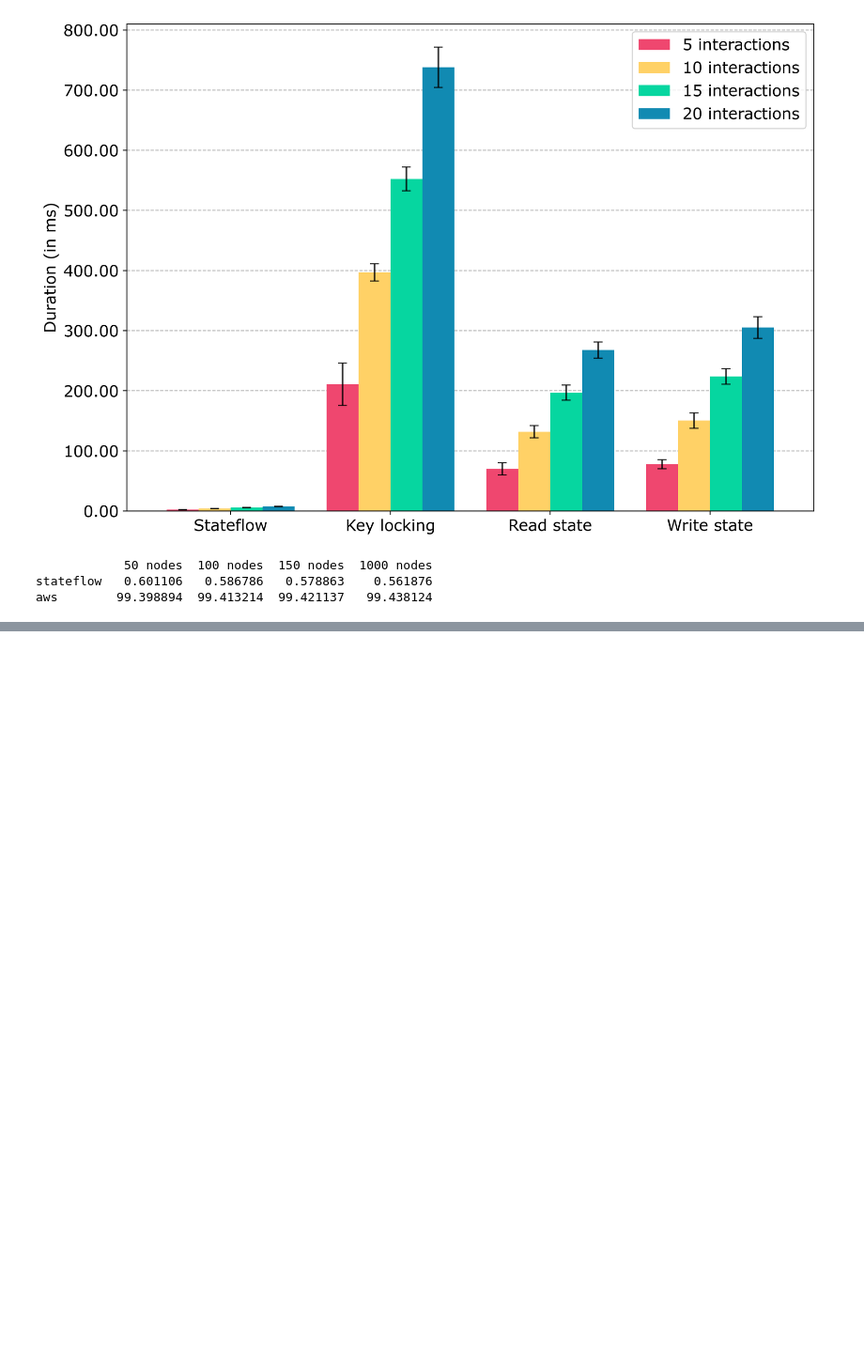
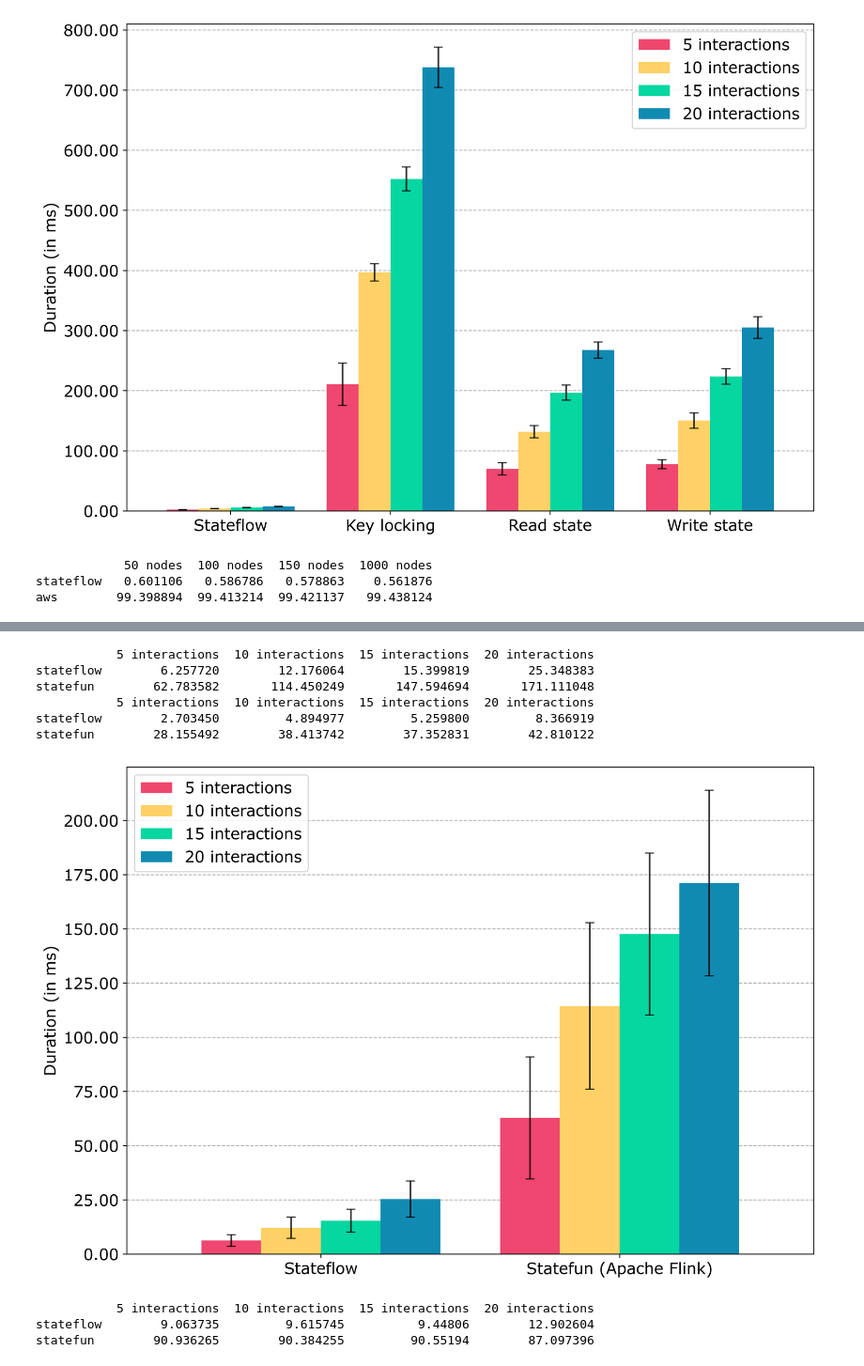
Before and after one commit to delftdata/stateflow-evaluation, a Jupyter notebook: results/overhead/overhead_results_with_runtime.ipynb, the cells around one changed output, grey strips where cells are left out. Shown at 94% size. Cells and saved outputs as stored; diff of their text form; code cells hidden in the pictures; blank space fills up the shorter version.

```diff
--- a/results/overhead/overhead_results_with_runtime.ipynb
+++ b/results/overhead/overhead_results_with_runtime.ipynb
@@ -435,0 +819,3 @@ aws        99.398894  99.413214  99.421137   99.438124
+# %%
+KAFKA_LATENCY = 7.180430976191201
+KAFKA_ROUNDTRIP = 2 * KAFKA_LATENCY
@@ -435,0 +881,8 @@ aws        99.398894  99.413214  99.421137   99.438124
+# %%
+in20_data = pd.read_csv("with_runtime/statefun_20in.csv")
+for column in columns:
+    in20_data = in20_data[in20_data[column] < in20_data[column].quantile(0.95)]
+in20_data["stateflow"] = in20_data["ACTOR_CONSTRUCTOR"] + in20_data["ROUTING_DURATION"] + in20_data["EVENT_SERIALIZATION_DURATION"] + in20_data["STATE_SERIALIZATION_DURATION"] + in20_data["EXECUTION_GRAPH_TRAVERSAL"]
+in20_data["statefun"] = in20_data["STATEFUN"] - KAFKA_ROUNDTRIP
+
+in20_data.describe()
@@ -435,0 +899,62 @@ aws        99.398894  99.413214  99.421137   99.438124
+# %%
+in5_mean = in5_data[["stateflow", "statefun"]].mean().to_frame(name="5 interactions")
+in10_mean = in10_data[["stateflow", "statefun"]].mean().to_frame(name="10 interactions")
+in15_mean = in15_data[["stateflow", "statefun"]].mean().to_frame(name="15 interactions")
+in20_mean = in20_data[["stateflow", "statefun"]].mean().to_frame(name="20 interactions")
+
+in5_std = in5_data[["stateflow", "statefun"]].std().to_frame(name="5 interactions")
+in10_std = in10_data[["stateflow", "statefun"]].std().to_frame(name="10 interactions")
+in15_std = in15_data[["stateflow", "statefun"]].std().to_frame(name="15 interactions")
+in20_std = in20_data[["stateflow", "statefun"]].std().to_frame(name="20 interactions")
+
+
+in_mean = pd.concat([in5_mean, in10_mean, in15_mean, in20_mean], axis=1)
+in_std = pd.concat([in5_std, in10_std, in15_std, in20_std], axis=1)
+print(in_mean)
+print(in_std)
+# %% [output]
+           5 interactions  10 interactions  15 interactions  20 interactions
+stateflow        6.257720        12.176064        15.399819        25.348383
+statefun        62.783582       114.450249       147.594694       171.111048
+           5 interactions  10 interactions  15 interactions  20 interactions
+stateflow        2.703450         4.894977         5.259800         8.366919
+statefun        28.155492        38.413742        37.352831        42.810122
+# %%
+ax = in_mean.plot(kind="bar", color=["#ef476f", "#ffd166", "#06d6a0", "#118ab2", "#073b4c"], yerr=in_std, rot=0, fontsize=12, capsize=4, width=0.8, ecolor='black', error_kw={"alpha": 0.80})
+ax.set_axisbelow(True)
+plt.grid(axis="y", linestyle="--")
+plt.legend(loc=0, prop={"size": 14})
+#ax.set_yscale('log')
+ax.set_ylabel("Duration (in ms)", fontsize=14)
+#ax.set_xlabel(r"$Stateflow$ " + "component", fontsize=14)
+plt.yticks(fontsize=14)
+ax.set_xticklabels(["Stateflow", "Statefun (Apache Flink)"], fontsize=14)
+#ax.set_title(r"Duration of components in $Stateflow$ with varying state size. ")
+ax.yaxis.set_major_formatter(matplotlib.ticker.FormatStrFormatter('%.2f'))
+plt.savefig("statefun_in_overhead.pdf", bbox_inches = 'tight', pad_inches = 0)
+# %% [output]
+[figure, added]
+# %%
+rel_in5_mean = in5_data[["stateflow", "statefun"]].mean()
+total_in5 = rel_in5_mean.sum()
+rel_in5 = ((rel_in5_mean / total_in5) * 100).to_frame("5 interactions")
+
+rel_in10_mean = in10_data[["stateflow", "statefun"]].mean()
+total_in10 = rel_in10_mean.sum()
+rel_in10 = ((rel_in10_mean / total_in10) * 100).to_frame("10 interactions")
+
+rel_in15_mean = in15_data[["stateflow", "statefun"]].mean()
+total_in15 = rel_in15_mean.sum()
+rel_in15 = ((rel_in15_mean / total_in15) * 100).to_frame("15 interactions")
+
+rel_in20_mean = in20_data[["stateflow", "statefun"]].mean()
+total_in20 = rel_in20_mean.sum()
+rel_in20 = ((rel_in20_mean / total_in20) * 100).to_frame("20 interactions")
+
+rel_in = pd.concat([rel_in5, rel_in10, rel_in15, rel_in20], axis=1)
+#ax = rel_overhead.transpose().plot(kind="bar", color=["#ef476f", "#ffd166", "#06d6a0", "#118ab2", "#073b4c"], rot=0, stacked=True, fontsize=12, capsize=4, width=0.8, ecolor='black', error_kw={"alpha": 0.80})
+print(rel_in)
+# %% [output]
+           5 interactions  10 interactions  15 interactions  20 interactions
+stateflow        9.063735         9.615745          9.44806        12.902604
+statefun        90.936265        90.384255         90.55194        87.097396
```
Also changed, not shown: parts of 29 cells of this notebook, 5 other files.
